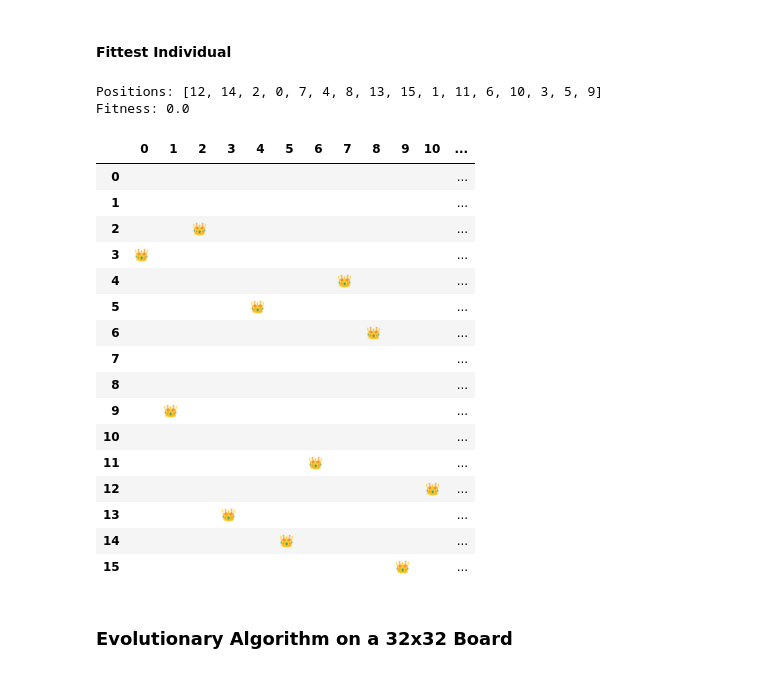
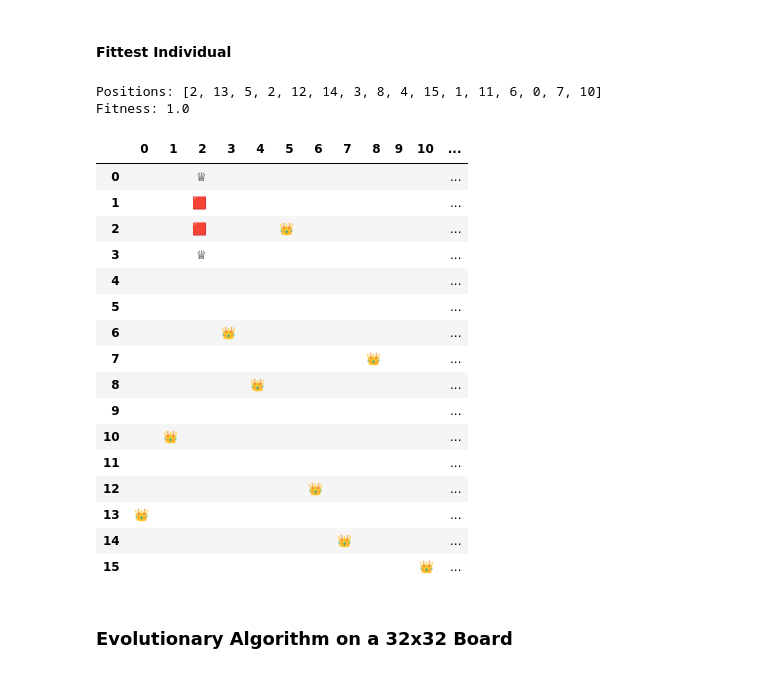
Before and after one commit to concision/n-queens, a Jupyter notebook: notebook.ipynb, the cells around one changed output. Cells and saved outputs as stored; diff of their text form; code cells hidden in the pictures.

```diff
--- a/notebook.ipynb
+++ b/notebook.ipynb
@@ -275,11 +281,8 @@ toolbox_r.register("population_32", tools.initRepeat, list, toolbox_r.individual
 # %% [markdown]
 ### Rendering Positional Board
 # %%
-def show_row_grid(individual: List[int]):
-    size = len(individual)
-    show_positional_grid(
-        [size * i + individual[i] for i in range(size)],
-        dimensions=(size, size)
-    )
+def display_row_grid(individual: List[int]):
+    dimension = len(individual)
+    display_positional_grid([dimension * i + individual[i] for i in range(dimension)])
 # %% [markdown]
 ### Example 8x8 Individual
@@ -303,11 +306,8 @@ Positions: [2, 7, 0, 4, 1, 7, 0, 2]
 Time complexity: `O(|queens|^2)`
 # %%
 def evaluate_row_indexed_fitness(individual: List[int]) -> float:
-    size = len(individual)
-    return evaluate_position_indexed_fitness(
-        [size * i + individual[i] for i in range(size)],
-        dimensions=(size, size)
-    )
+    dimension = len(individual)
+    return evaluate_position_indexed_fitness([dimension * i + individual[i] for i in range(dimension)])
 # %% [markdown]
 ### Evolutionary Algorithm on a 8x8 Board
 # %% [markdown]
@@ -390,0 +350,11 @@ plot_generations(*log_r16.select("gen", "avg", "min"))
+# %%
+log, fittest_individual_r16 = evolution(
+    individual_generator=lambda: random.choices(range(16), k=16),
+    fitness_evaluation=evaluate_row_indexed_fitness,
+    population_size=10000,
+    generations=250,
+    crossover_rate=.5,
+    mutation_rate=.5,
+    mutation_function=(tools.mutUniformInt, {"low": 0, "up": 16 - 1, "indpb": .25})
+)
+plot_generations(*log.select("gen", "avg", "min", "max"))
@@ -391,29 +363,29 @@ plot_generations(*log_r16.select("gen", "avg", "min"))
 # %% [markdown]
 #### Fittest Individual
 # %%
-print(f"Positions: {hall_of_fame_r16[0]}")
-print(f"Fitness: {abs(hall_of_fame_r16[0].fitness.wvalues[0])}")
-show_row_grid(hall_of_fame_r16[0])
+print(f"Positions: {fittest_individual_r16}")
+print(f"Fitness: {abs(fittest_individual_r16.fitness.values[0])}")
+display_row_grid(fittest_individual_r16)
 # %% [output]
-Positions: [12, 14, 2, 0, 7, 4, 8, 13, 15, 1, 11, 6, 10, 3, 5, 9]
-Fitness: 0.0
+Positions: [2, 13, 5, 2, 12, 14, 3, 8, 4, 15, 1, 11, 6, 0, 7, 10]
+Fitness: 1.0
 |  | 0 | 1 | 2 | 3 | 4 | 5 | 6 | 7 | 8 | 9 | 10 | ... |
-| 0 |  |  |  |  |  |  |  |  |  |  |  | ... |
-| 1 |  |  |  |  |  |  |  |  |  |  |  | ... |
-| 2 |  |  | 👑 |  |  |  |  |  |  |  |  | ... |
-| 3 | 👑 |  |  |  |  |  |  |  |  |  |  | ... |
-| 4 |  |  |  |  |  |  |  | 👑 |  |  |  | ... |
-| 5 |  |  |  |  | 👑 |  |  |  |  |  |  | ... |
-| 6 |  |  |  |  |  |  |  |  | 👑 |  |  | ... |
-| 7 |  |  |  |  |  |  |  |  |  |  |  | ... |
-| 8 |  |  |  |  |  |  |  |  |  |  |  | ... |
-| 9 |  | 👑 |  |  |  |  |  |  |  |  |  | ... |
-| 10 |  |  |  |  |  |  |  |  |  |  |  | ... |
-| 11 |  |  |  |  |  |  | 👑 |  |  |  |  | ... |
-| 12 |  |  |  |  |  |  |  |  |  |  | 👑 | ... |
-| 13 |  |  |  | 👑 |  |  |  |  |  |  |  | ... |
-| 14 |  |  |  |  |  | 👑 |  |  |  |  |  | ... |
-| 15 |  |  |  |  |  |  |  |  |  | 👑 |  | ... |
+| 0 |  |  | ♕ |  |  |  |  |  |  |  |  | ... |
+| 1 |  |  | 🟥 |  |  |  |  |  |  |  |  | ... |
+| 2 |  |  | 🟥 |  |  | 👑 |  |  |  |  |  | ... |
+| 3 |  |  | ♕ |  |  |  |  |  |  |  |  | ... |
+| 4 |  |  |  |  |  |  |  |  |  |  |  | ... |
+| 5 |  |  |  |  |  |  |  |  |  |  |  | ... |
+| 6 |  |  |  | 👑 |  |  |  |  |  |  |  | ... |
+| 7 |  |  |  |  |  |  |  |  | 👑 |  |  | ... |
+| 8 |  |  |  |  | 👑 |  |  |  |  |  |  | ... |
+| 9 |  |  |  |  |  |  |  |  |  |  |  | ... |
+| 10 |  | 👑 |  |  |  |  |  |  |  |  |  | ... |
+| 11 |  |  |  |  |  |  |  |  |  |  |  | ... |
+| 12 |  |  |  |  |  |  | 👑 |  |  |  |  | ... |
+| 13 | 👑 |  |  |  |  |  |  |  |  |  |  | ... |
+| 14 |  |  |  |  |  |  |  | 👑 |  |  |  | ... |
+| 15 |  |  |  |  |  |  |  |  |  |  | 👑 | ... |
 # %% [markdown]
 ### Evolutionary Algorithm on a 32x32 Board
 # %% [markdown]
```
Also changed, not shown: parts of 35 cells of this notebook.
